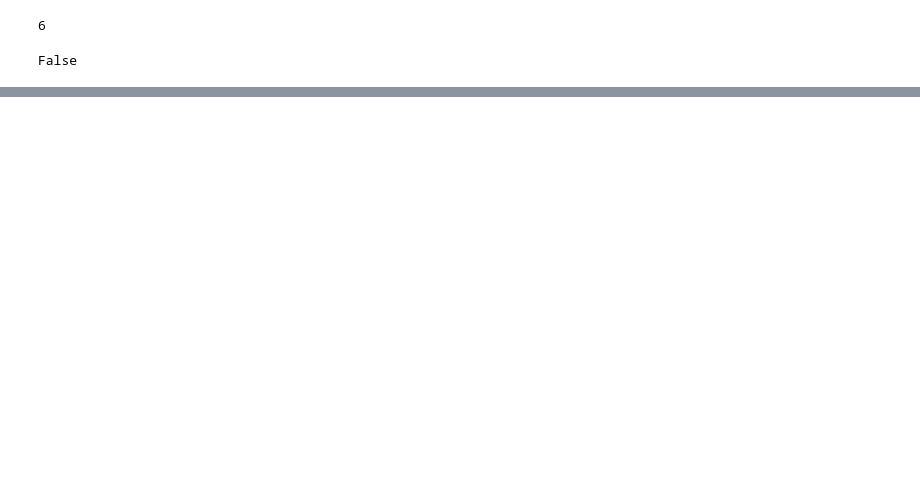
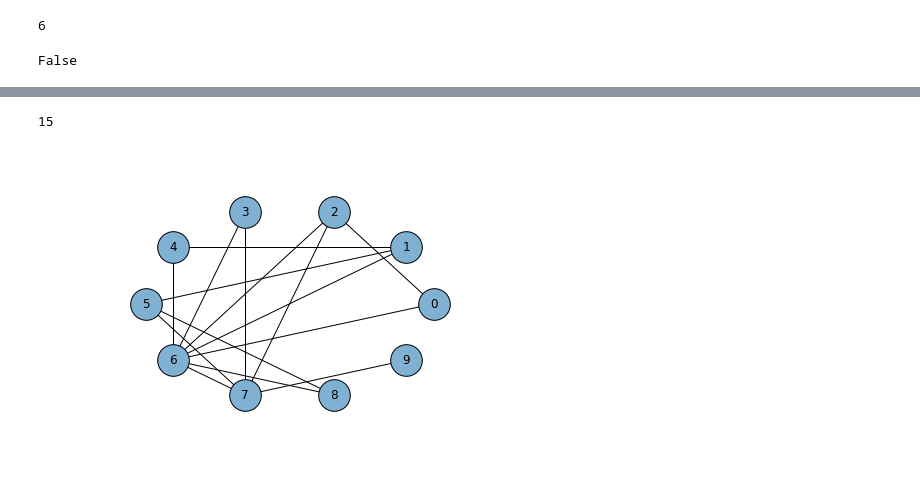
Before and after one commit to AllenDowney/ThinkComplexity2, a Jupyter notebook: code/chap02.ipynb, the cells around one changed output, grey strips where cells are left out. Cells and saved outputs as stored; diff of their text form; code cells hidden in the pictures; blank space fills up the shorter version.

```diff
--- a/code/chap02.ipynb
+++ b/code/chap02.ipynb
@@ -204,0 +361,6 @@ Wall time: 3.79 s
+# %%
+from random import sample
+
+def m_pairs(nodes, m):
+    pairs = list(all_pairs(nodes))
+    return sample(pairs, m)
@@ -204,0 +374,12 @@ Wall time: 3.79 s
+# %%
+m_graph = make_m_graph(10, 15)
+len(m_graph.edges())
+# %% [output]
+15
+# %%
+nx.draw_circular(m_graph,
+                 node_color=COLORS[4],
+                 node_size=1000,
+                 with_labels=True)
+# %% [output]
+[figure, added]
```
Also changed, not shown: parts of 57 cells of this notebook.
